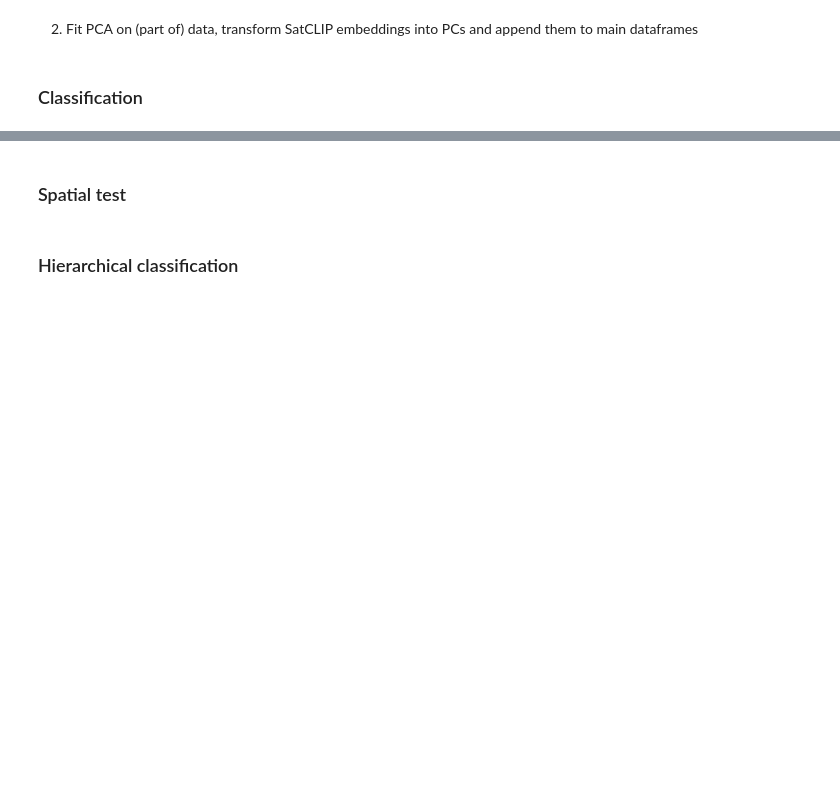
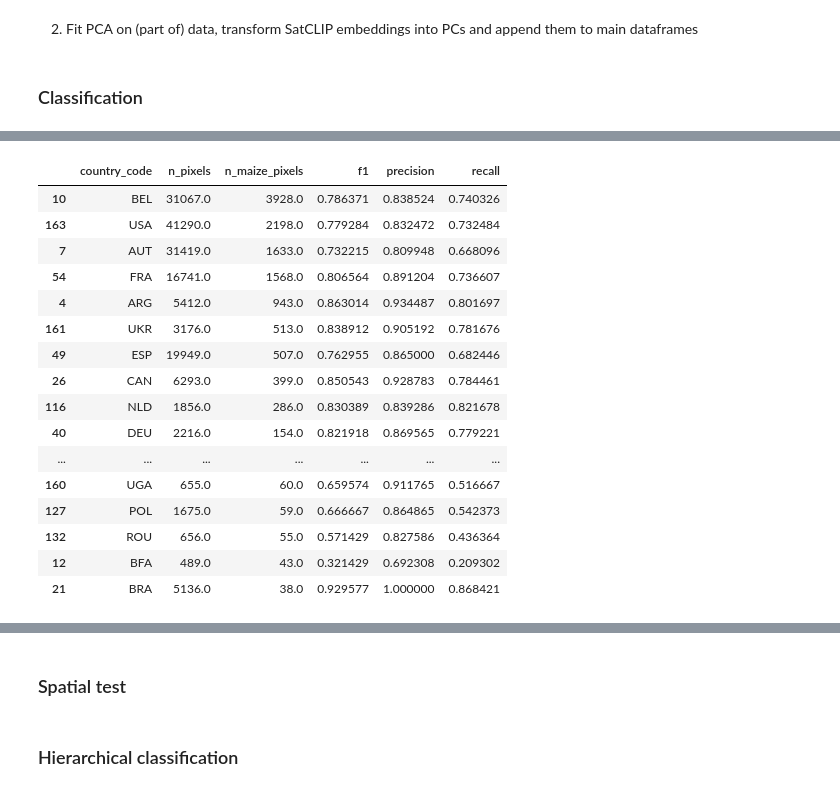
Before and after one commit to WorldCereal/worldcereal-classification, a Jupyter notebook: notebooks/baseline_experiments.ipynb, the cells around one changed output, grey strips where cells are left out. Cells and saved outputs as stored; diff of their text form; code cells hidden in the pictures; blank space fills up the shorter version.

```diff
--- a/notebooks/baseline_experiments.ipynb
+++ b/notebooks/baseline_experiments.ipynb
@@ -275,0 +428,21 @@ gc.collect()
+# %%
+# optical12_feats + sar12_feats + temp12_feats + prcp12_feats + dem_feats + latlon_feats
+tres.sort_values(by='n_maize_pixels', ascending=False).iloc[:20]
+# %% [output]
+|  | country_code | n_pixels | n_maize_pixels | f1 | precision | recall |
+| 10 | BEL | 31067.0 | 3928.0 | 0.786371 | 0.838524 | 0.740326 |
+| 163 | USA | 41290.0 | 2198.0 | 0.779284 | 0.832472 | 0.732484 |
+| 7 | AUT | 31419.0 | 1633.0 | 0.732215 | 0.809948 | 0.668096 |
+| 54 | FRA | 16741.0 | 1568.0 | 0.806564 | 0.891204 | 0.736607 |
+| 4 | ARG | 5412.0 | 943.0 | 0.863014 | 0.934487 | 0.801697 |
+| 161 | UKR | 3176.0 | 513.0 | 0.838912 | 0.905192 | 0.781676 |
+| 49 | ESP | 19949.0 | 507.0 | 0.762955 | 0.865000 | 0.682446 |
+| 26 | CAN | 6293.0 | 399.0 | 0.850543 | 0.928783 | 0.784461 |
+| 116 | NLD | 1856.0 | 286.0 | 0.830389 | 0.839286 | 0.821678 |
+| 40 | DEU | 2216.0 | 154.0 | 0.821918 | 0.869565 | 0.779221 |
+| ... | ... | ... | ... | ... | ... | ... |
+| 160 | UGA | 655.0 | 60.0 | 0.659574 | 0.911765 | 0.516667 |
+| 127 | POL | 1675.0 | 59.0 | 0.666667 | 0.864865 | 0.542373 |
+| 132 | ROU | 656.0 | 55.0 | 0.571429 | 0.827586 | 0.436364 |
+| 12 | BFA | 489.0 | 43.0 | 0.321429 | 0.692308 | 0.209302 |
+| 21 | BRA | 5136.0 | 38.0 | 0.929577 | 1.000000 | 0.868421 |
```
Also changed, not shown: parts of 40 cells of this notebook, 4 other files.
